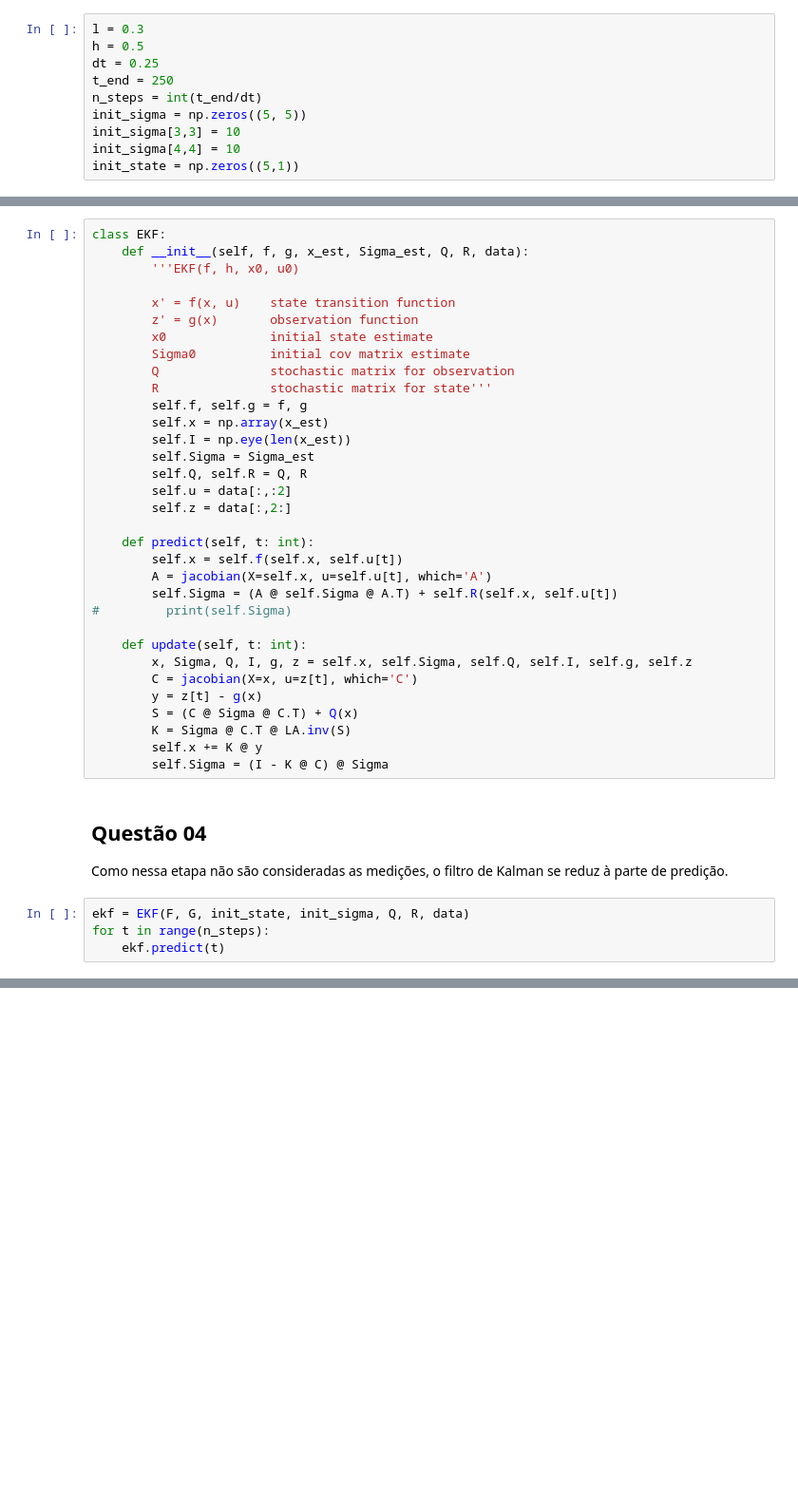
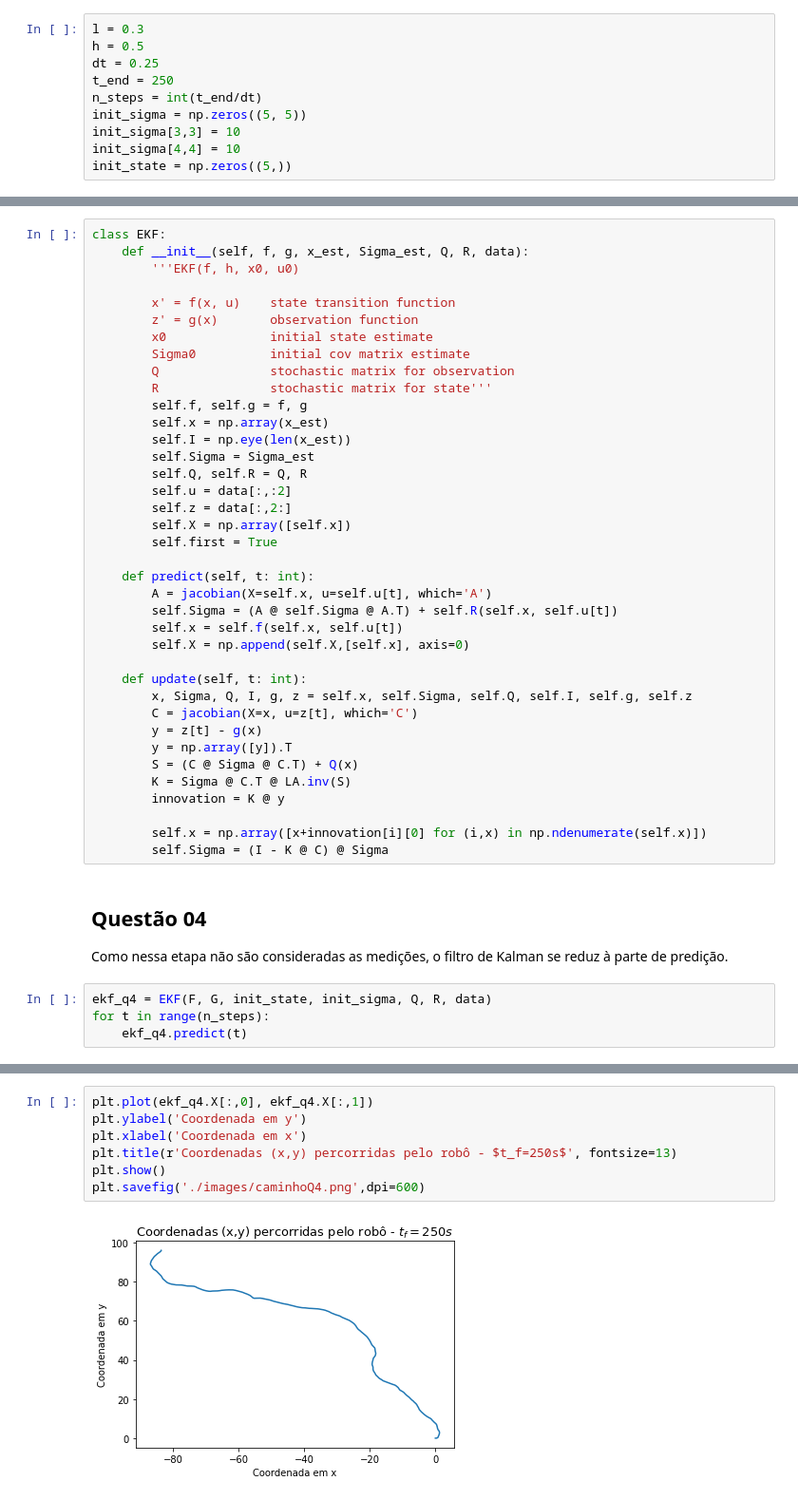
Before and after one commit to LucasHattoriCosta/PMR3502, a Jupyter notebook: ep1.ipynb, the cells around one changed output, grey strips where cells are left out. Shown: that part at 95% size. Cells and saved outputs as stored; diff of their text form; blank space fills up the shorter version.

```diff
--- a/ep1.ipynb
+++ b/ep1.ipynb
@@ -16,7 +20,7 @@ n_steps = int(t_end/dt)
 init_sigma = np.zeros((5, 5))
 init_sigma[3,3] = 10
 init_sigma[4,4] = 10
-init_state = np.zeros((5,1))
+init_state = np.zeros((5,))
 # %% [markdown]
 ## Auxiliary Functions
 # %%
@@ -122,27 +129,32 @@ class EKF:
         self.Q, self.R = Q, R
         self.u = data[:,:2]
         self.z = data[:,2:]
+        self.X = np.array([self.x])
+        self.first = True
 
     def predict(self, t: int):
-        self.x = self.f(self.x, self.u[t])
         A = jacobian(X=self.x, u=self.u[t], which='A')
         self.Sigma = (A @ self.Sigma @ A.T) + self.R(self.x, self.u[t])
-#         print(self.Sigma)
+        self.x = self.f(self.x, self.u[t])
+        self.X = np.append(self.X,[self.x], axis=0)
 
     def update(self, t: int):
         x, Sigma, Q, I, g, z = self.x, self.Sigma, self.Q, self.I, self.g, self.z
         C = jacobian(X=x, u=z[t], which='C')
         y = z[t] - g(x)
+        y = np.array([y]).T
         S = (C @ Sigma @ C.T) + Q(x)
         K = Sigma @ C.T @ LA.inv(S)
-        self.x += K @ y
+        innovation = K @ y
+
+        self.x = np.array([x+innovation[i][0] for (i,x) in np.ndenumerate(self.x)])
         self.Sigma = (I - K @ C) @ Sigma
 # %% [markdown]
 ## Questão 04
 
 Como nessa etapa não são consideradas as medições, o filtro de Kalman se reduz à parte de predição.
 # %%
-ekf = EKF(F, G, init_state, init_sigma, Q, R, data)
+ekf_q4 = EKF(F, G, init_state, init_sigma, Q, R, data)
 for t in range(n_steps):
-    ekf.predict(t)
+    ekf_q4.predict(t)
 # %%
@@ -155,0 +169,9 @@ array([[ 3.07422492, -1.15359092,  3.75268398,  0.        ,  0.        ],
+# %%
+plt.plot(ekf_q4.X[:,0], ekf_q4.X[:,1])
+plt.ylabel('Coordenada em y')
+plt.xlabel('Coordenada em x')
+plt.title(r'Coordenadas (x,y) percorridas pelo robô - $t_f=250s$', fontsize=13)
+plt.show()
+plt.savefig('./images/caminhoQ4.png',dpi=600)
+# %% [output]
+[figure, added]
```
Also changed, not shown: parts of 8 cells of this notebook, 4 other files.
